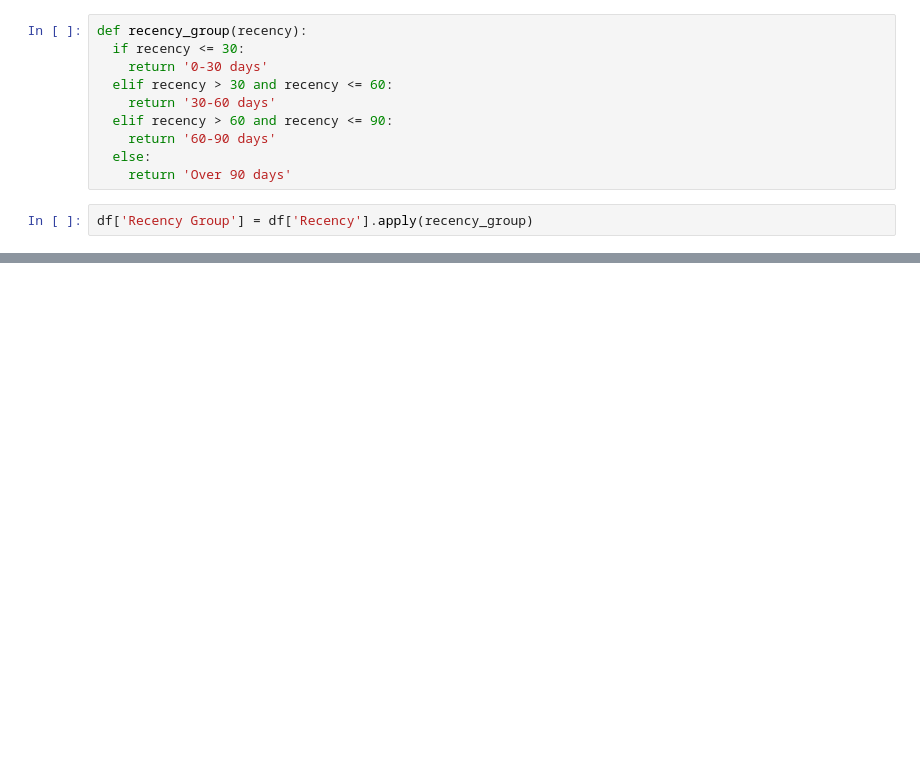
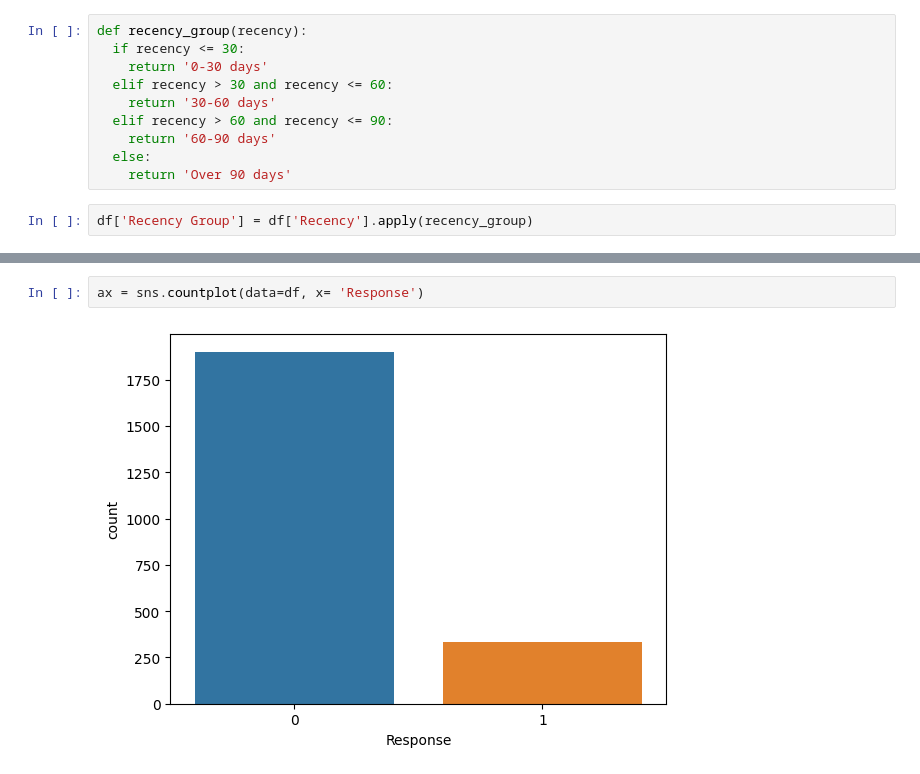
Before and after one commit to krisibraynova01/Thesis_TechnicalUnifersityofSofia, a Jupyter notebook: Untitled14.ipynb, the cells around one changed output, grey strips where cells are left out. Saved outputs shown, nothing was run; the diff lists cells and outputs as text; blank space fills up the shorter version.

```diff
--- a/Untitled14.ipynb
+++ b/Untitled14.ipynb
@@ -501,0 +529,4 @@ df['Recency Group'] = df['Recency'].apply(recency_group)
+# %%
+ax = sns.countplot(data=df, x= 'Response')
+# %% [output]
+[figure, added]
```
Also changed, not shown: parts of 24 cells of this notebook.
